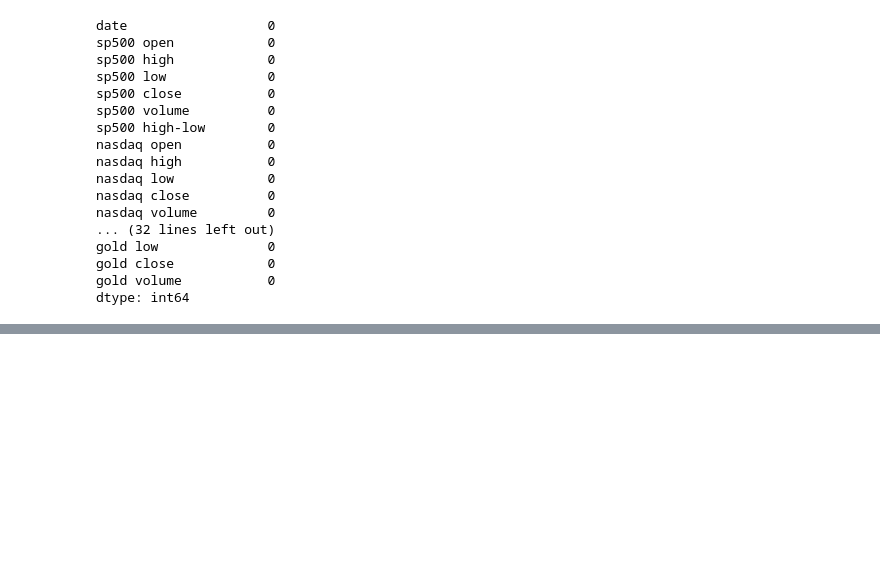
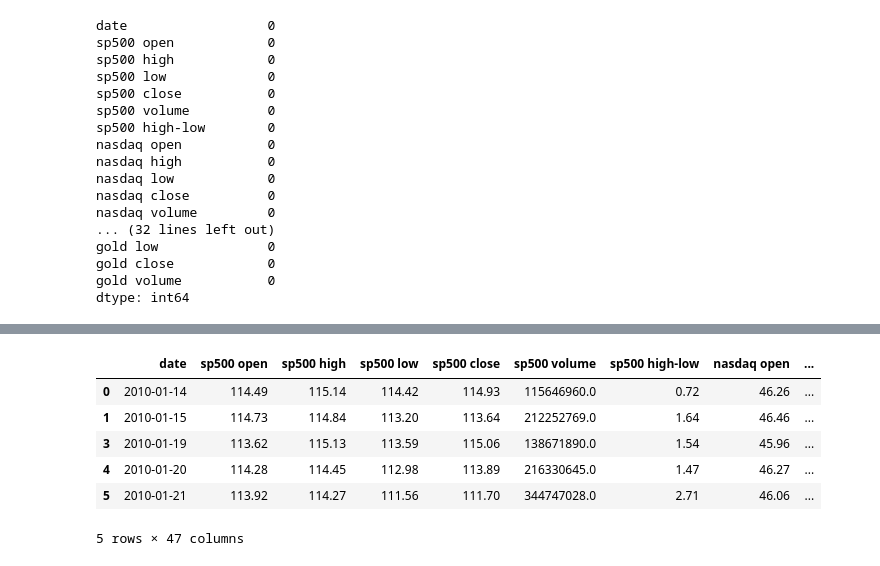
Before and after one commit to davidabad98/AIGC-5005-0NA-Final-Project, a Jupyter notebook: notebooks/initial_exploration.ipynb, the cells around one changed output, grey strips where cells are left out. Drawn from its saved outputs; the diff is of its cells as text; code cells hidden in the pictures; blank space fills up the shorter version.

```diff
--- a/notebooks/initial_exploration.ipynb
+++ b/notebooks/initial_exploration.ipynb
@@ -126,0 +114,10 @@ dtype: int64
+# %%
+df.head()
+# %% [output]
+|  | date | sp500 open | sp500 high | sp500 low | sp500 close | sp500 volume | sp500 high-low | nasdaq open | ... |
+| 0 | 2010-01-14 | 114.49 | 115.14 | 114.42 | 114.93 | 115646960.0 | 0.72 | 46.26 | ... |
+| 1 | 2010-01-15 | 114.73 | 114.84 | 113.20 | 113.64 | 212252769.0 | 1.64 | 46.46 | ... |
+| 3 | 2010-01-19 | 113.62 | 115.13 | 113.59 | 115.06 | 138671890.0 | 1.54 | 45.96 | ... |
+| 4 | 2010-01-20 | 114.28 | 114.45 | 112.98 | 113.89 | 216330645.0 | 1.47 | 46.27 | ... |
+| 5 | 2010-01-21 | 113.92 | 114.27 | 111.56 | 111.70 | 344747028.0 | 2.71 | 46.06 | ... |
+5 rows × 47 columns
```
Also changed, not shown: parts of 7 cells of this notebook, 3 other files.
